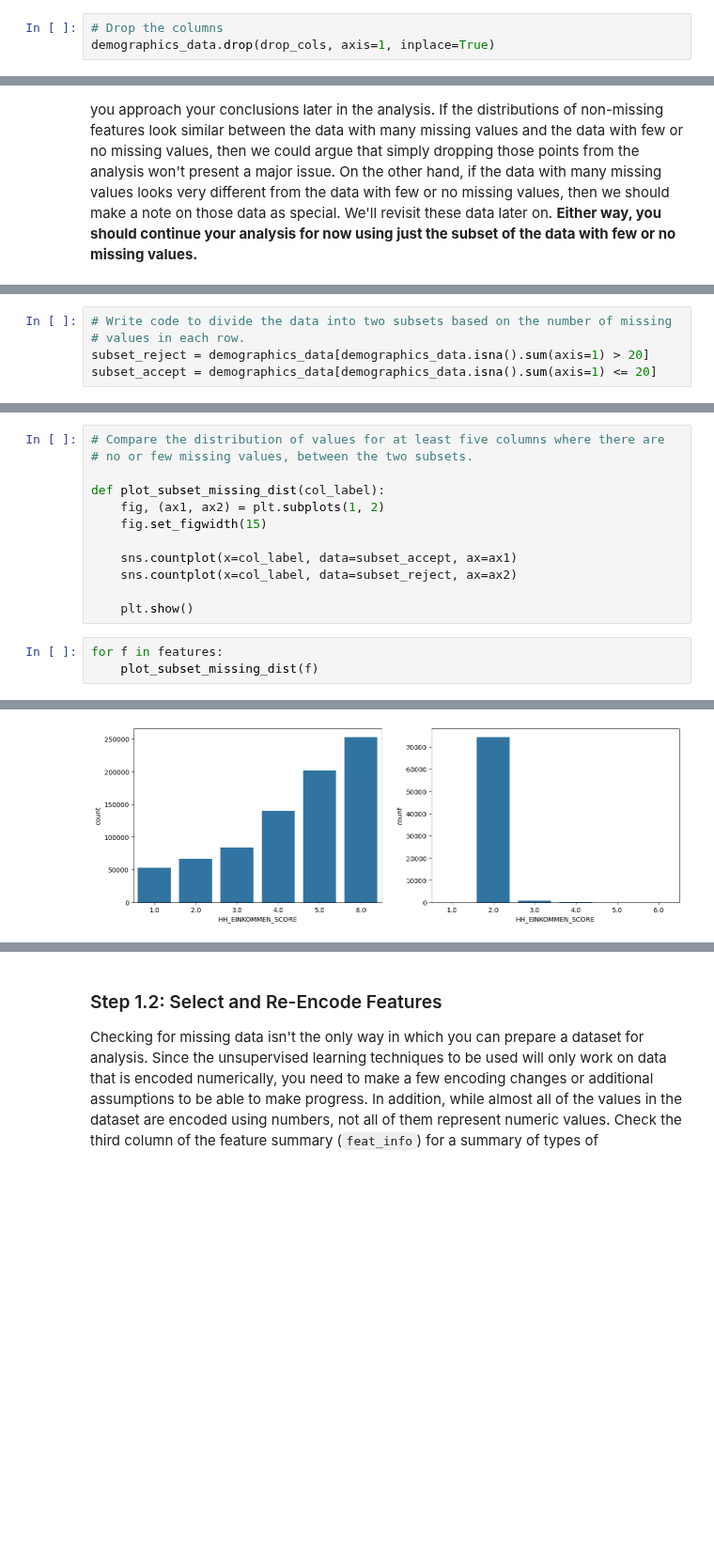
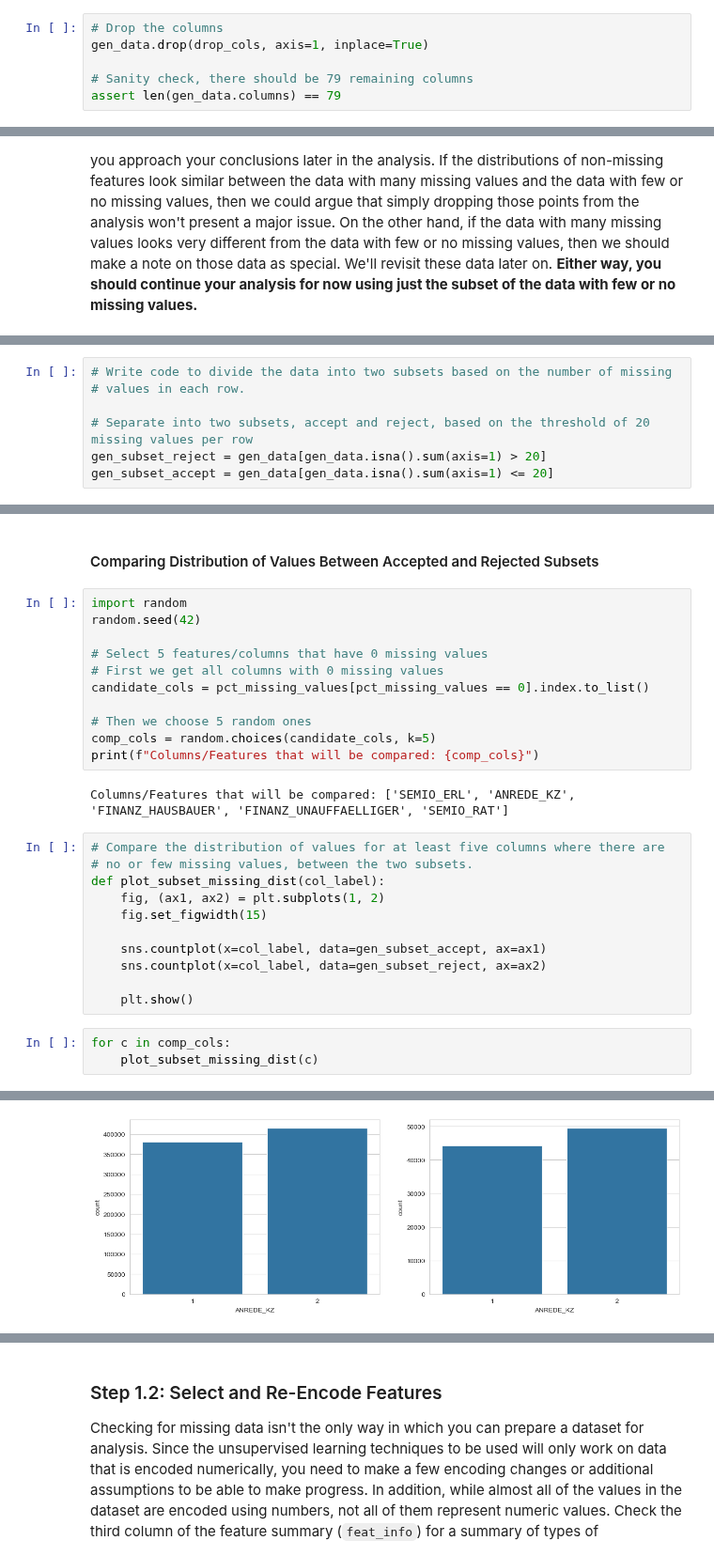
Before and after one commit to kinant/ud-ml-pytorch, a Jupyter notebook: Project 03/identify_customer_segments/Identify_Customer_Segments.ipynb, the cells around one changed output, grey strips where cells are left out. Shown at 94% size. Cells and saved outputs as stored; diff of their text form; blank space fills up the shorter version.

```diff
--- a/Project 03/identify_customer_segments/Identify_Customer_Segments.ipynb
+++ b/Project 03/identify_customer_segments/Identify_Customer_Segments.ipynb
@@ -403,4 +465,7 @@ drop_summary
 | 64 | KBA05_BAUMAX | microcell_rr3 | mixed | [-1,0] |
 # %%
 # Drop the columns
-demographics_data.drop(drop_cols, axis=1, inplace=True)
+gen_data.drop(drop_cols, axis=1, inplace=True)
+
+# Sanity check, there should be 79 remaining columns
+assert len(gen_data.columns) == 79
@@ -472,5 +552,7 @@ plt.hist(missing_per_row)
 # %%
 # Write code to divide the data into two subsets based on the number of missing
 # values in each row.
-subset_reject = demographics_data[demographics_data.isna().sum(axis=1) > 20]
-subset_accept = demographics_data[demographics_data.isna().sum(axis=1) <= 20]
+
+# Separate into two subsets, accept and reject, based on the threshold of 20 missing values per row
+gen_subset_reject = gen_data[gen_data.isna().sum(axis=1) > 20]
+gen_subset_accept = gen_data[gen_data.isna().sum(axis=1) <= 20]
@@ -499,16 +571,30 @@ features = ["OST_WEST_KZ", "HH_EINKOMMEN_SCORE", "LP_STATUS_GROB", "ANZ_PERSONEN
+# %% [markdown]
+#### Comparing Distribution of Values Between Accepted and Rejected Subsets
+# %%
+import random
+random.seed(42)
+
+# Select 5 features/columns that have 0 missing values
+# First we get all columns with 0 missing values
+candidate_cols = pct_missing_values[pct_missing_values == 0].index.to_list()
+
+# Then we choose 5 random ones
+comp_cols = random.choices(candidate_cols, k=5)
+print(f"Columns/Features that will be compared: {comp_cols}")
+# %% [output]
+Columns/Features that will be compared: ['SEMIO_ERL', 'ANREDE_KZ', 'FINANZ_HAUSBAUER', 'FINANZ_UNAUFFAELLIGER', 'SEMIO_RAT']
 # %%
 # Compare the distribution of values for at least five columns where there are
 # no or few missing values, between the two subsets.
-
 def plot_subset_missing_dist(col_label):
     fig, (ax1, ax2) = plt.subplots(1, 2)
     fig.set_figwidth(15)
 
-    sns.countplot(x=col_label, data=subset_accept, ax=ax1)
-    sns.countplot(x=col_label, data=subset_reject, ax=ax2)
+    sns.countplot(x=col_label, data=gen_subset_accept, ax=ax1)
+    sns.countplot(x=col_label, data=gen_subset_reject, ax=ax2)
 
     plt.show()
 # %%
-for f in features:
-    plot_subset_missing_dist(f)
+for c in comp_cols:
+    plot_subset_missing_dist(c)
 # %% [output]
@@ -516 +602 @@ for f in features:
-[figure, old version]
+[figure, new version]
```
Also changed, not shown: parts of 94 cells of this notebook.
